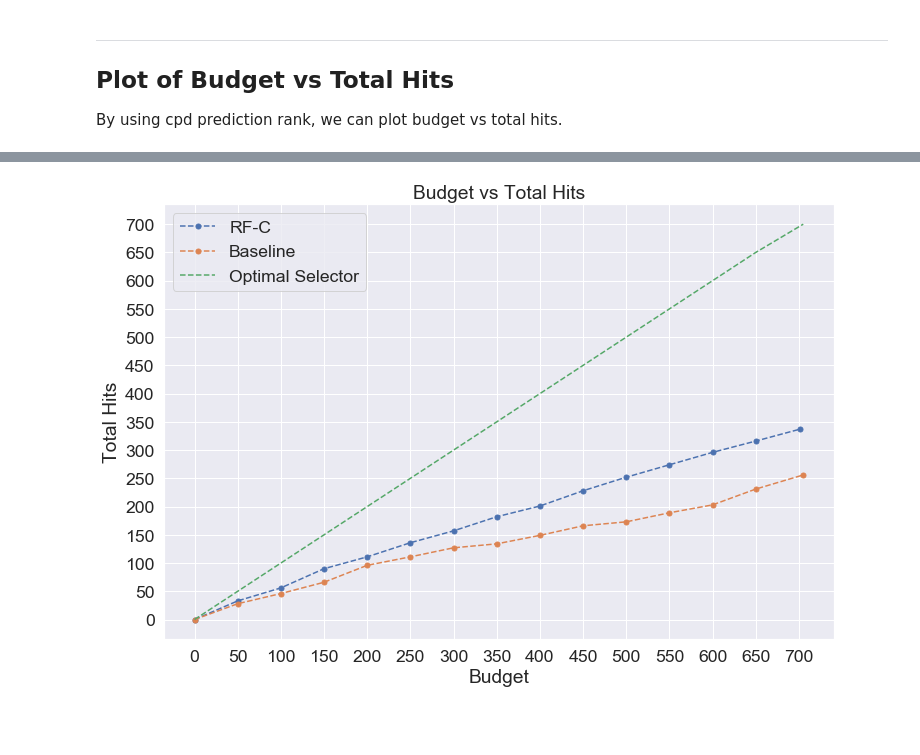
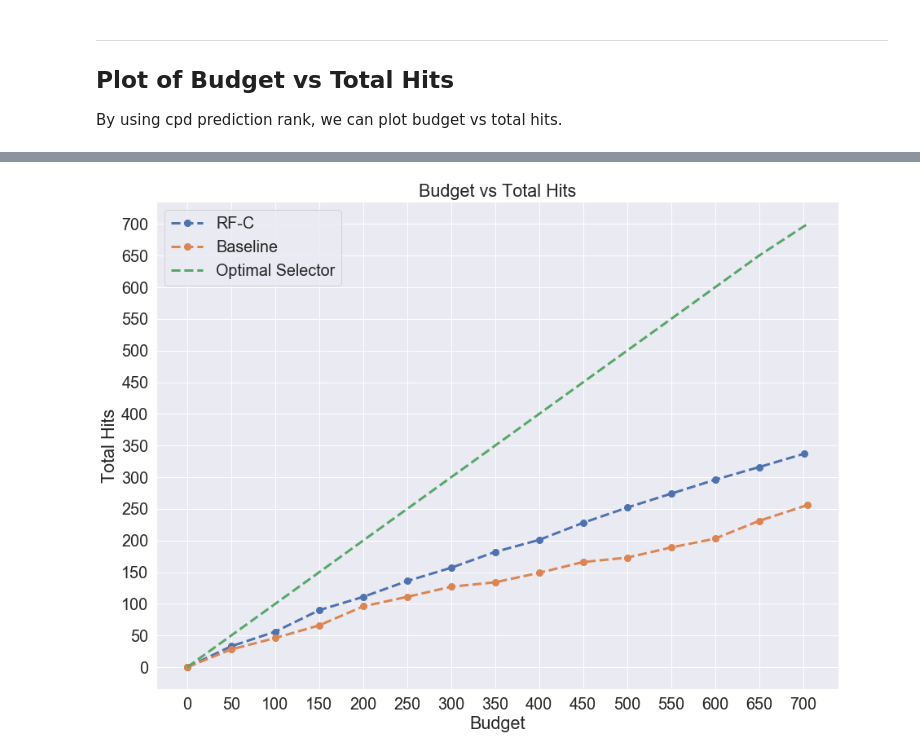
Before and after one commit to gitter-lab/pria-ams-enamine, a Jupyter notebook: analysis_notebooks/Process AMS Results.ipynb, the cells around one changed output, grey strips where cells are left out. Saved outputs shown, nothing was run; the diff lists cells and outputs as text; code cells hidden in the pictures; blank space fills up the shorter version.

```diff
--- a/analysis_notebooks/Process AMS Results.ipynb
+++ b/analysis_notebooks/Process AMS Results.ipynb
@@ -136,7 +136,7 @@ By using cpd prediction rank, we can plot budget vs total hits.
 import matplotlib.pyplot as plt
 import seaborn as sns
 sns.set_context("paper")
-sns.set(font_scale=1.6)
+sns.set(font_scale=1.8)
 
 RF_all_ranked = res_df[res_df['Selection'].isin(['Prediction', 'Both'])].sort_values('rf_rank')
 budget_arr = np.arange(0, RF_all_ranked.shape[0], 50)
@@ -145,8 +145,8 @@ total_hits_arr = np.zeros_like(budget_arr)
 for i, b in enumerate(budget_arr):
     total_hits_arr[i] = RF_all_ranked.iloc[:b,:]['Hit'].sum()
 
-plt.figure(figsize=(12,8))
-plt.plot(budget_arr, total_hits_arr, linestyle='--', marker='o', markersize=5)
+plt.figure(figsize=(15,11))
+plt.plot(budget_arr, total_hits_arr, linestyle='--', marker='o', markersize=8, linewidth=3)
 
 BL_all_ranked = res_df[res_df['Selection'].isin(['Baseline', 'Both'])].sort_values('baseline_rank')
 budget_arr = np.arange(0, BL_all_ranked.shape[0], 50)
@@ -155,7 +155,7 @@ total_hits_arr = np.zeros_like(budget_arr)
 for i, b in enumerate(budget_arr):
     total_hits_arr[i] = BL_all_ranked.iloc[:b,:]['Hit'].sum()
 
-plt.plot(budget_arr, total_hits_arr, linestyle='--', marker='o', markersize=5)
+plt.plot(budget_arr, total_hits_arr, linestyle='--', marker='o', markersize=8, linewidth=3)
 plt.xticks(np.arange(0, 750, 50))
 plt.yticks(np.arange(0, 351, 25))
 plt.xlabel('Budget')
@@ -168,34 +168,34 @@ plt.show()
 # %%
 import matplotlib.pyplot as plt
 import seaborn as sns
 sns.set_context("paper")
-sns.set(font_scale=1.6)
+sns.set(font_scale=1.8)
 
 RF_all_ranked = res_df[res_df['Selection'].isin(['Prediction', 'Both'])].sort_values('rf_rank')
 budget_arr = np.arange(0, RF_all_ranked.shape[0], 50)
 budget_arr[-1] = RF_all_ranked.shape[0]
 total_hits_arr = np.zeros_like(budget_arr)
 for i, b in enumerate(budget_arr):
     total_hits_arr[i] = RF_all_ranked.iloc[:b,:]['Hit'].sum()
 
-plt.figure(figsize=(12,8))
-plt.plot(budget_arr, total_hits_arr, linestyle='--', marker='o', markersize=5)
+plt.figure(figsize=(15,11))
+plt.plot(budget_arr, total_hits_arr, linestyle='--', marker='o', markersize=8, linewidth=3)
 
 BL_all_ranked = res_df[res_df['Selection'].isin(['Baseline', 'Both'])].sort_values('baseline_rank')
 budget_arr = np.arange(0, BL_all_ranked.shape[0], 50)
 budget_arr[-1] = BL_all_ranked.shape[0]
 total_hits_arr = np.zeros_like(budget_arr)
 for i, b in enumerate(budget_arr):
     total_hits_arr[i] = BL_all_ranked.iloc[:b,:]['Hit'].sum()
 
-plt.plot(budget_arr, total_hits_arr, linestyle='--', marker='o', markersize=5)
-plt.plot(budget_arr, np.linspace(0, 700, 750/50), linestyle='--', markersize=5)
+plt.plot(budget_arr, total_hits_arr, linestyle='--', marker='o', markersize=8, linewidth=3)
+plt.plot(budget_arr, np.linspace(0, 700, 750/50), linestyle='--', markersize=8, linewidth=3)
 plt.xticks(np.arange(0, 750, 50))
 plt.yticks(np.arange(0, 750, 50))
 plt.xlabel('Budget')
 plt.ylabel('Total Hits')
 plt.legend(['RF-C', 'Baseline', 'Optimal Selector'])
 plt.title('Budget vs Total Hits')
 plt.show()
 # %% [output]
-[figure, old version]
+[figure, new version]
```
Also changed, not shown: parts of 1 cell of this notebook.
